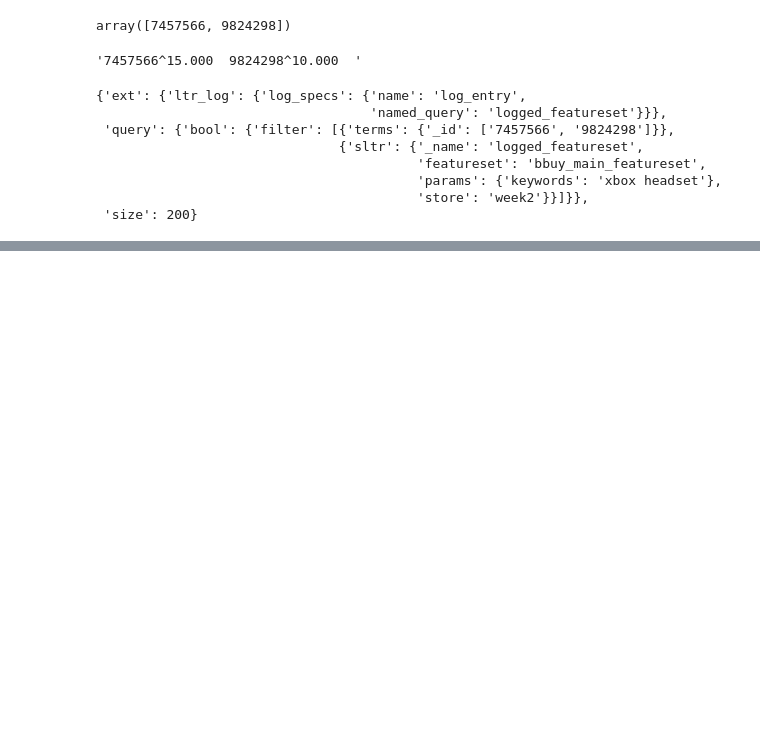
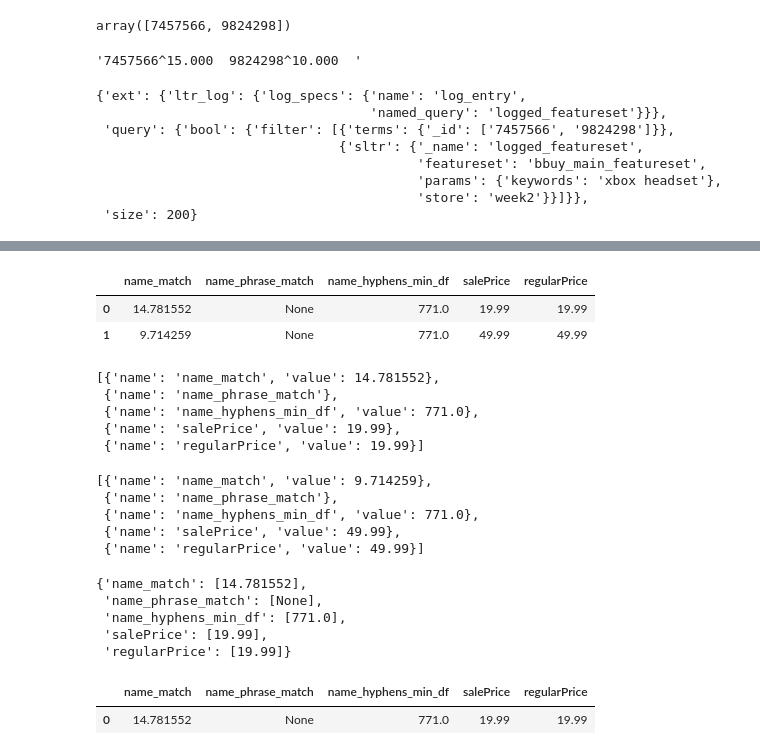
Before and after one commit to gsingers/search_with_machine_learning_course, a Jupyter notebook: week2/utilities/core.ipynb, the cells around one changed output, grey strips where cells are left out. Drawn from its saved outputs; the diff is of its cells as text; code cells hidden in the pictures; blank space fills up the shorter version.

```diff
--- a/week2/utilities/core.ipynb
+++ b/week2/utilities/core.ipynb
@@ -357,0 +339,4 @@ os.sear
+# %%
+cli=get_opensearch()
+# %%
+resp=cli.search(sltr, index_name)
@@ -357,0 +347,7 @@ os.sear
+# %%
+features_list = []
+for hit in resp['hits']['hits']:
+    entry = hit['fields']['_ltrlog'][0]['log_entry']
+    print(entry)
+    d = {item['name']: item.get('value', None) for item in entry}
+    features_list.append(d)
@@ -357,0 +370,37 @@ os.sear
+# %%
+df = pd.DataFrame.from_records(features_list)
+# %%
+df
+# %% [output]
+|  | name_match | name_phrase_match | name_hyphens_min_df | salePrice | regularPrice |
+| 0 | 14.781552 | None | 771.0 | 19.99 | 19.99 |
+| 1 | 9.714259 | None | 771.0 | 49.99 | 49.99 |
+# %%
+o = resp['hits']['hits'][0]['fields']['_ltrlog'][0]['log_entry'];o
+# %% [output]
+[{'name': 'name_match', 'value': 14.781552},
+ {'name': 'name_phrase_match'},
+ {'name': 'name_hyphens_min_df', 'value': 771.0},
+ {'name': 'salePrice', 'value': 19.99},
+ {'name': 'regularPrice', 'value': 19.99}]
+# %%
+o1 = resp['hits']['hits'][1]['fields']['_ltrlog'][0]['log_entry'];o1
+# %% [output]
+[{'name': 'name_match', 'value': 9.714259},
+ {'name': 'name_phrase_match'},
+ {'name': 'name_hyphens_min_df', 'value': 771.0},
+ {'name': 'salePrice', 'value': 49.99},
+ {'name': 'regularPrice', 'value': 49.99}]
+# %%
+d = {item['name']: [item.get('value', None)] for item in o }; d
+# %% [output]
+{'name_match': [14.781552],
+ 'name_phrase_match': [None],
+ 'name_hyphens_min_df': [771.0],
+ 'salePrice': [19.99],
+ 'regularPrice': [19.99]}
+# %%
+df = pd.DataFrame(d);df
+# %% [output]
+|  | name_match | name_phrase_match | name_hyphens_min_df | salePrice | regularPrice |
+| 0 | 14.781552 | None | 771.0 | 19.99 | 19.99 |
```
Also changed, not shown: parts of 40 cells of this notebook, 3 other files.
